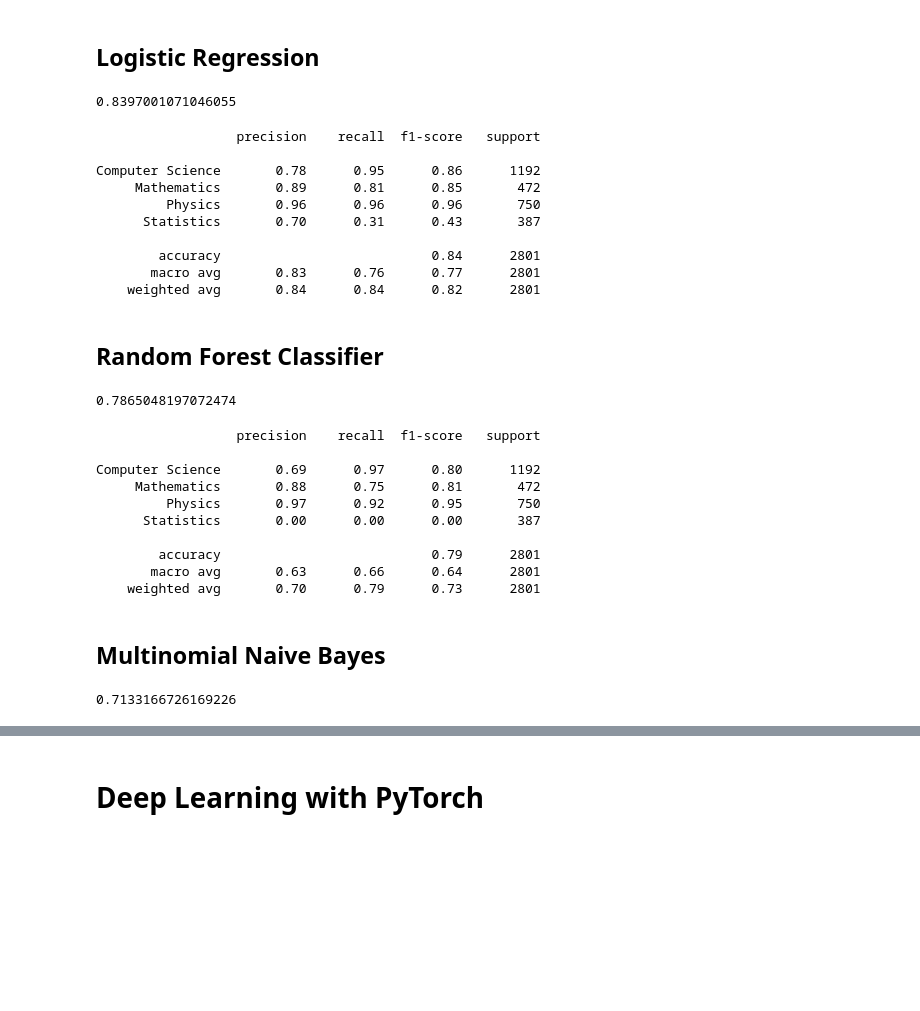
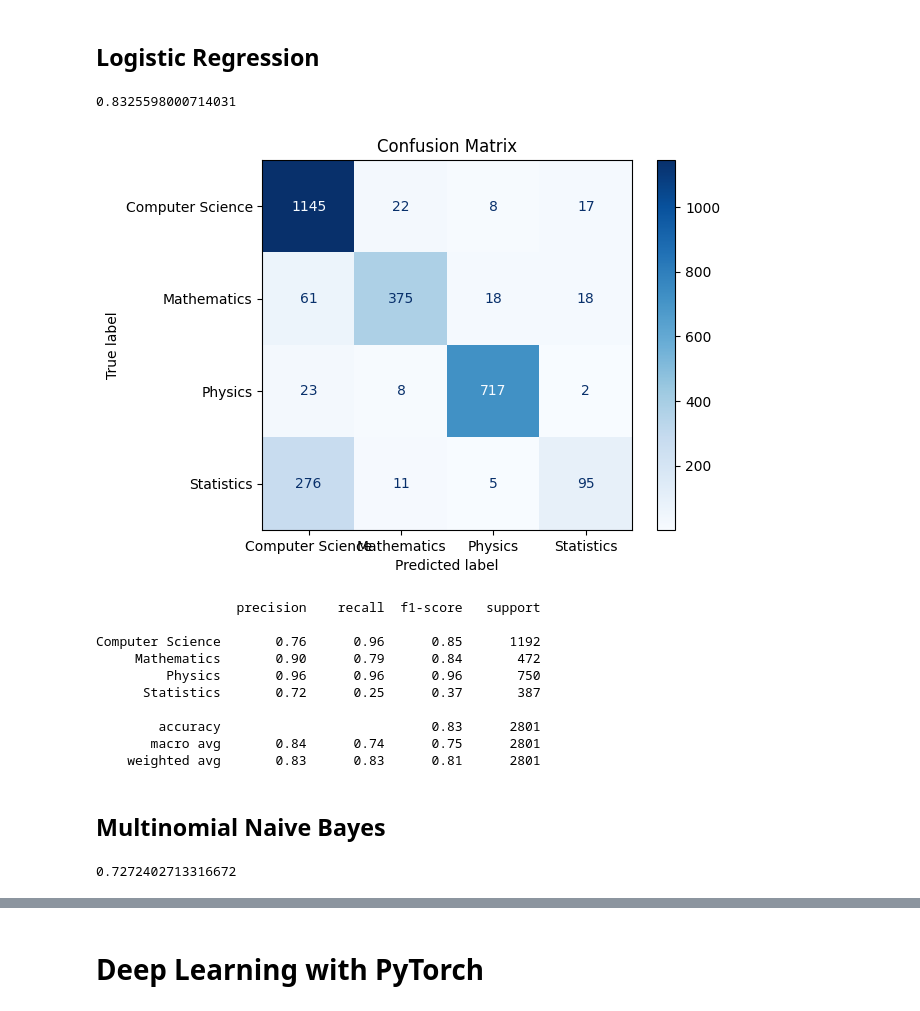
Before and after one commit to gulomovazukhrakhon/IU-Projects, a Jupyter notebook: NLP_Project/text-classification-for-topic-modelling.ipynb, the cells around one changed output, grey strips where cells are left out. Saved outputs shown, nothing was run; the diff lists cells and outputs as text; code cells hidden in the pictures; blank space fills up the shorter version.

Commit message:
Kaggle Notebook | Text Classification for Topic Modelling | Version 14

```diff
--- a/NLP_Project/text-classification-for-topic-modelling.ipynb
+++ b/NLP_Project/text-classification-for-topic-modelling.ipynb
@@ -192,6 +192,8 @@ sns.countplot(data=train_df, x='Target')
 [figure]
 # %% [markdown]
 # Machine Learning with Scikit Learn
+# %%
+LABELS = ['Computer Science', 'Mathematics', 'Physics', 'Statistics']
 # %%
 x_train, x_test, y_train, y_test = train_test_split(tfidf, train_df['Target'],
                                                     test_size=0.2, random_state=42)
@@ -202,53 +204,43 @@ def model_training(model, x_train, y_train, x_test, y_test):
     model.fit(x_train, y_train)
     y_pred = model.predict(x_test)
     return y_pred
+# %%
+def plot_confusion_matrix(y_true, y_pred, labels):
+    cm = confusion_matrix(y_true, y_pred)
+    disp = ConfusionMatrixDisplay(confusion_matrix=cm, display_labels=labels)
+    disp.plot(cmap=plt.cm.Blues)
+    plt.title('Confusion Matrix')
+    plt.show()
 # %% [markdown]
 ## Logistic Regression
 # %%
-lr = LogisticRegression(C = 2, max_iter=1000, n_jobs=-1)
+lr = LogisticRegression(C=1, max_iter=1000, n_jobs=-1, solver='newton-cg')
 y_pred_lr = model_training(model=lr, x_train=x_train, y_train=y_train, x_test=x_test, y_test=y_test)
 accuracy_score(y_test,y_pred_lr)
 # %% [output]
-0.8397001071046055
+0.8325598000714031
+# %%
+plot_confusion_matrix(y_test, y_pred_lr, LABELS)
+# %% [output]
+[figure, added]
 # %%
 print(classification_report(y_test, y_pred_lr))
 # %% [output]
                   precision    recall  f1-score   support
 
-Computer Science       0.78      0.95      0.86      1192
-     Mathematics       0.89      0.81      0.85       472
+Computer Science       0.76      0.96      0.85      1192
+     Mathematics       0.90      0.79      0.84       472
          Physics       0.96      0.96      0.96       750
-      Statistics       0.70      0.31      0.43       387
+      Statistics       0.72      0.25      0.37       387
 
-        accuracy                           0.84      2801
-       macro avg       0.83      0.76      0.77      2801
-    weighted avg       0.84      0.84      0.82      2801
+        accuracy                           0.83      2801
+       macro avg       0.84      0.74      0.75      2801
+    weighted avg       0.83      0.83      0.81      2801
-# %% [markdown]
-## Random Forest Classifier
-# %%
-rf = RandomForestClassifier(criterion='entropy')
-y_pred_rf = model_training(model=rf, x_train=x_train, y_train=y_train, x_test=x_test, y_test=y_test)
-accuracy_score(y_test,y_pred_rf)
-# %% [output]
-0.7865048197072474
-# %%
-print(classification_report(y_test, y_pred_rf))
-# %% [output]
-                  precision    recall  f1-score   support
-
-Computer Science       0.69      0.97      0.80      1192
-     Mathematics       0.88      0.75      0.81       472
-         Physics       0.97      0.92      0.95       750
-      Statistics       0.00      0.00      0.00       387
-
-        accuracy                           0.79      2801
-       macro avg       0.63      0.66      0.64      2801
-    weighted avg       0.70      0.79      0.73      2801
 # %% [markdown]
 ## Multinomial Naive Bayes
 # %%
-nb = MultinomialNB()
+nb = MultinomialNB(alpha=0.8)
 y_pred_nb = model_training(model=nb, x_train=x_train, y_train=y_train, x_test=x_test, y_test=y_test)
 accuracy_score(y_test,y_pred_nb)
 # %% [output]
-0.7133166726169226
+0.7272402713316672
```
Also changed, not shown: parts of 15 cells of this notebook.
